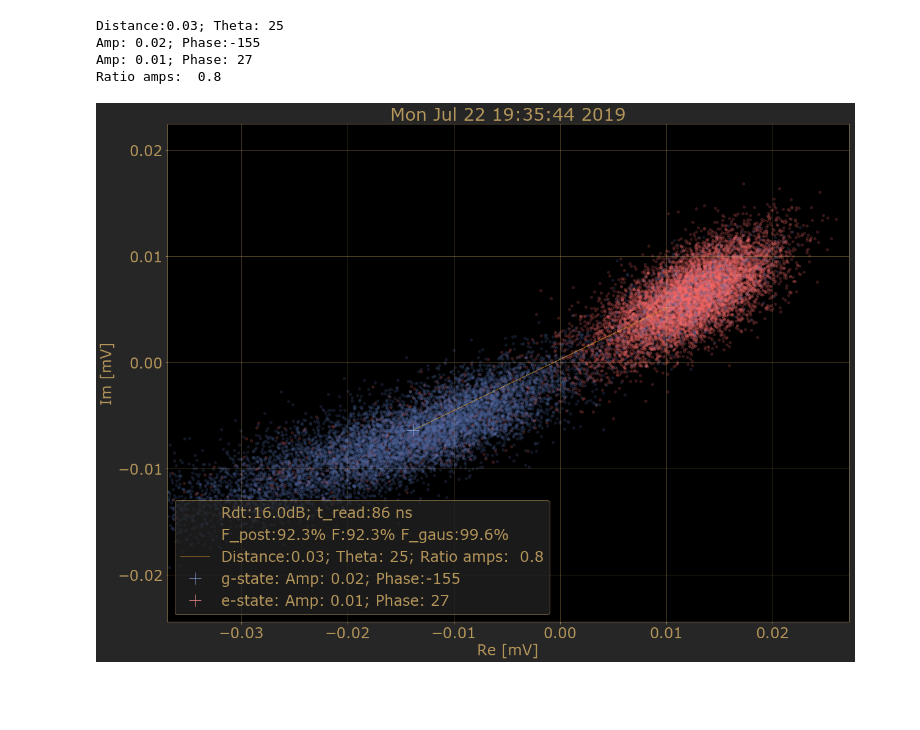
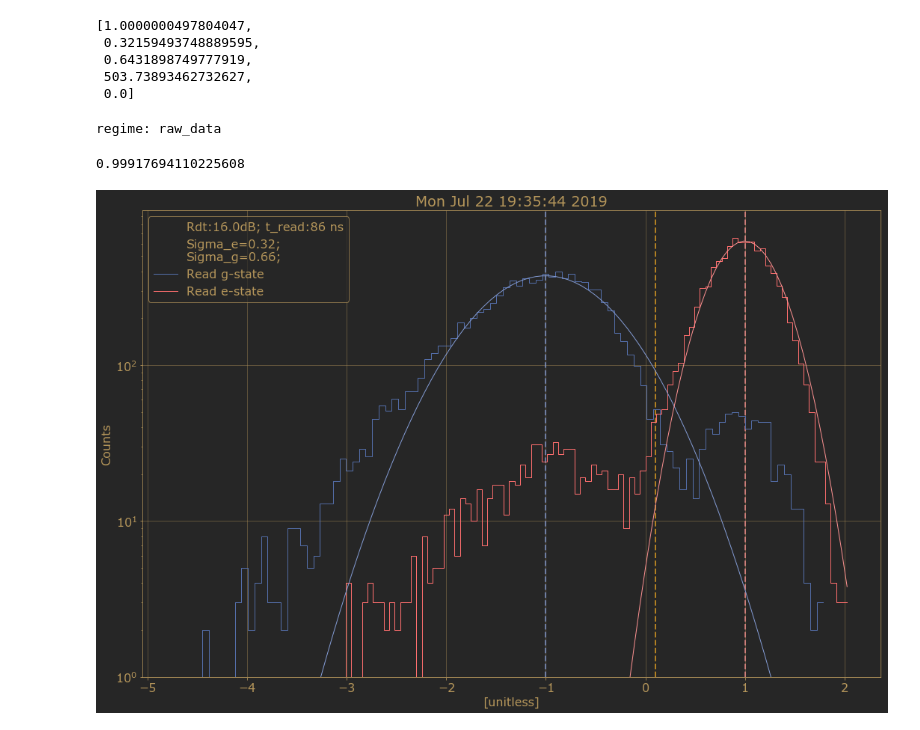
Before and after one commit to qc-coder/SingleShotReadout, a Jupyter notebook: plot_scatter_test.ipynb, the cells around one changed output. Cells and saved outputs as stored; diff of their text form; code cells hidden in the pictures; blank space fills up the shorter version.

```diff
--- a/plot_scatter_test.ipynb
+++ b/plot_scatter_test.ipynb
@@ -1,6 +1,7 @@
 # %%
 import numpy as np
 from matplotlib import pyplot as plt
+plt.rc('font', size = 16)
 
 #my library with classes
 from lib_SSResult import SSResult
@@ -32,9 +23,16 @@ TypeError: 'NoneType' object has no attribute '__getitem__'
-# %%
-plt.rc('font', size = 24)
-fig= ssr1.plot_scatter_two_blob(dark=True, figsize=[20,15], fontsize=24, markersize=16, transpcy=18e-2, save=True, savepath='C:\Users\V\Scripts\Spectroscopy_jup\pics')
-# %% [output]
-Distance:0.03; Theta: 25
-Amp: 0.02; Phase:-155
-Amp: 0.01; Phase: 27
-Ratio amps:  0.8
-[figure, removed]
+# %%
+ssr1.hist_r_e.gauss_param
+# %% [output]
+[1.0000000497804047,
+ 0.32159493748889595,
+ 0.6431898749777919,
+ 503.73893462732627,
+ 0.0]
+# %%
+plt.rc('font', size = 16)
+fig = ssr1.plot_hists_unitless(regime='raw_data')
+ssr1.center_r_e_select
+# %% [output]
+regime: raw_data
+0.99917694110225608
+[figure, added]
```
Also changed, not shown: parts of 13 cells of this notebook, 2 other files.
